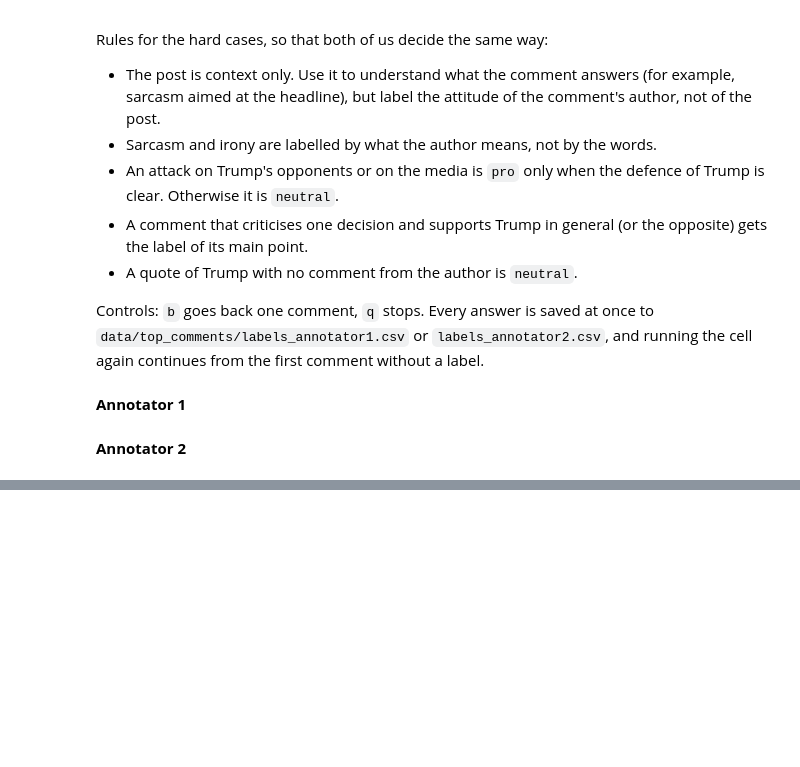
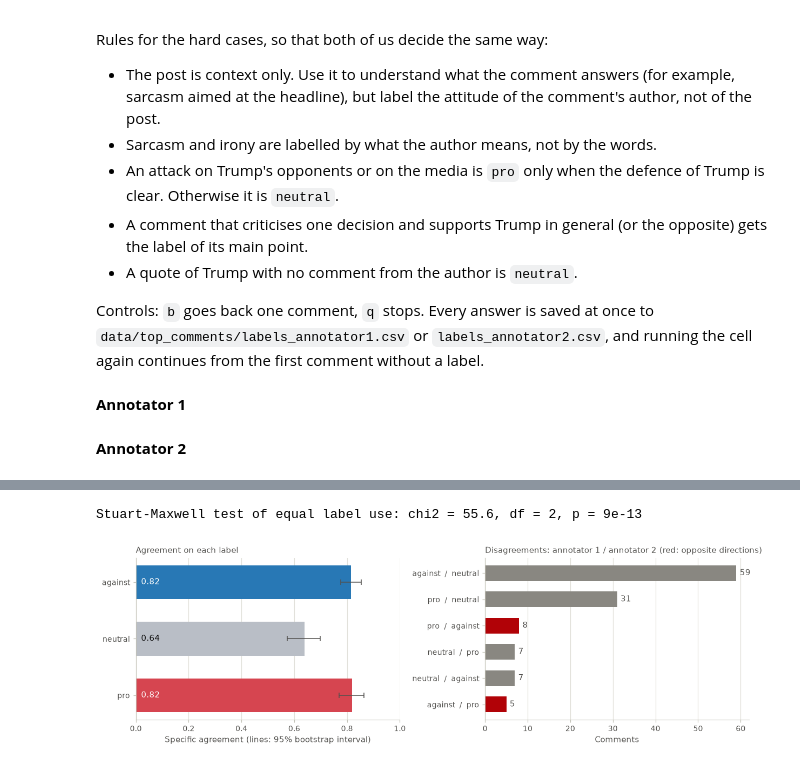
Before and after one commit to khorunzhaviktoriia/reddit_analysis_project, a Jupyter notebook: notebooks/EDA/top_comments_eda.ipynb, the cells around one changed output, grey strips where cells are left out. Saved outputs shown, nothing was run; the diff lists cells and outputs as text; code cells hidden in the pictures; blank space fills up the shorter version.

```diff
--- a/notebooks/EDA/top_comments_eda.ipynb
+++ b/notebooks/EDA/top_comments_eda.ipynb
@@ -249,0 +380,44 @@ Annotator 2: 0 of 500 comments are labelled; run this cell to continue
+# %%
+# specific agreement: of all the times either annotator used a label, the share where the other one used it too
+def specific(m):
+    return 2 * np.diag(m) / (m.sum(axis=1) + m.sum(axis=0))
+
+spec = pd.Series(specific(m_all), index=CLASSES)
+spec_boot = np.array([specific(confusion(codes[r])) for r in rng.integers(0, len(codes), size=(N_BOOT, len(codes)))])
+spec_low, spec_high = np.quantile(spec_boot, [0.025, 0.975], axis=0)
+
+# disagreements by direction: which label each annotator chose
+off = pd.DataFrame([(CLASSES[i], CLASSES[j], m_all[i, j]) for i in range(3) for j in range(3) if i != j],
+                   columns=["annotator_1", "annotator_2", "comments"]).sort_values("comments")
+
+# Stuart-Maxwell test: do the two annotators use the three labels equally often?
+diff = (m_all.sum(axis=1) - m_all.sum(axis=0))[:2]
+cov = -(m_all + m_all.T)[:2, :2].astype(float)
+np.fill_diagonal(cov, (m_all.sum(axis=1) + m_all.sum(axis=0) - 2 * np.diag(m_all))[:2])
+chi2 = diff @ np.linalg.solve(cov, diff)
+print(f"Stuart-Maxwell test of equal label use: chi2 = {chi2:.1f}, df = 2, p = {stats.chi2.sf(chi2, 2):.1g}")
+
+fig, (ax_s, ax_o) = plt.subplots(1, 2, figsize=(11, 3.4), layout="constrained")
+order = CLASSES[::-1]
+ax_s.barh(order, spec[order], color=[LABEL_COLOR[c] for c in order], height=0.6)
+ax_s.errorbar(spec[order], order, xerr=[(spec - spec_low)[order], (spec_high - spec)[order]],
+              fmt="none", ecolor=INK_2, capsize=3, lw=1)
+for y, c in enumerate(order):
+    ax_s.text(0.02, y, f"{spec[c]:.2f}", va="center", fontsize=9.5, color=INK if c == "neutral" else "white")
+ax_s.set_xlim(0, 1)
+ax_s.grid(axis="y", visible=False)
+ax_s.set_xlabel("Specific agreement (lines: 95% bootstrap interval)")
+ax_s.set_title("Agreement on each label")
+
+opposite_pair = ~off[["annotator_1", "annotator_2"]].eq("neutral").any(axis=1)
+ax_o.barh([f"{a1}  /  {a2}" for a1, a2 in zip(off["annotator_1"], off["annotator_2"])], off["comments"],
+          color=np.where(opposite_pair, "#B10207", MUTED), height=0.6)
+for y, v in enumerate(off["comments"]):
+    ax_o.text(v + 0.8, y, str(v), va="center", fontsize=9.5, color=INK_2)
+ax_o.grid(axis="y", visible=False)
+ax_o.set_xlabel("Comments")
+ax_o.set_title("Disagreements: annotator 1 / annotator 2 (red: opposite directions)")
+plt.show()
+# %% [output]
+Stuart-Maxwell test of equal label use: chi2 = 55.6, df = 2, p = 9e-13
+[figure, added]
```
Also changed, not shown: parts of 9 cells of this notebook.
